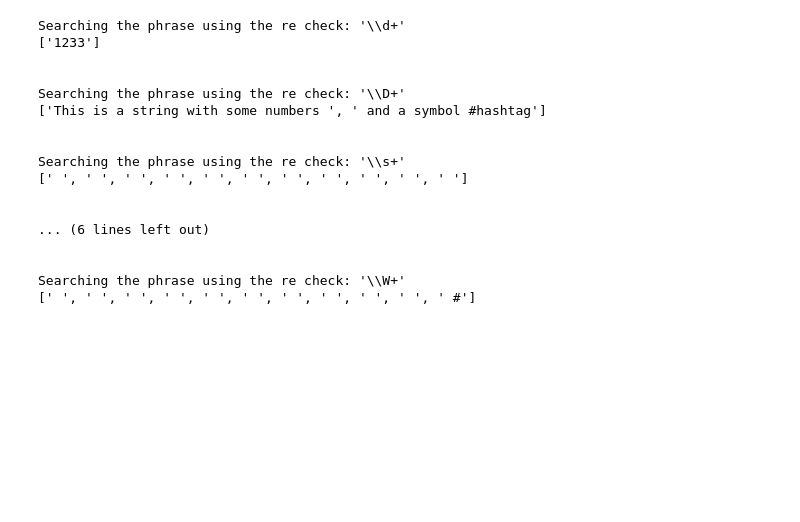
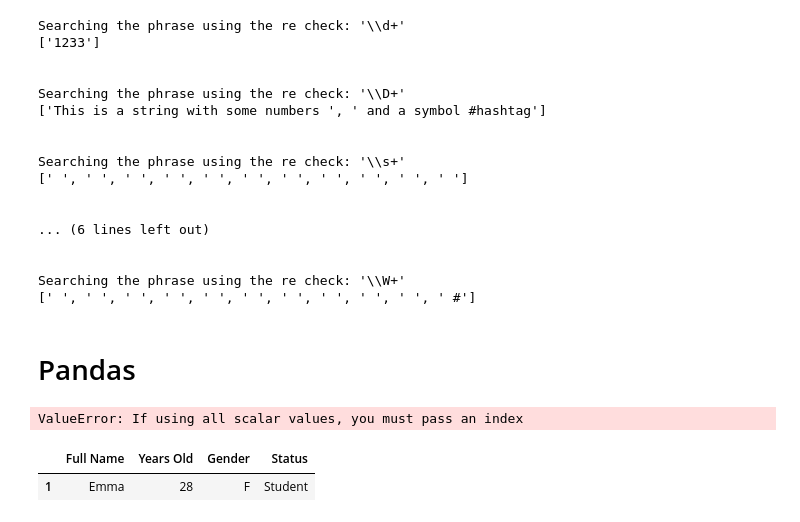
Before and after one commit to vvtrip/Miscellaneous, a Jupyter notebook: misc_python.ipynb, the cells around one changed output. Cells and saved outputs as stored; diff of their text form; code cells hidden in the pictures; blank space fills up the shorter version.

Commit message:
adds a tricky code on dataframe initialization

```diff
--- a/misc_python.ipynb
+++ b/misc_python.ipynb
@@ -1817,3 +1815,5 @@ Searching the phrase using the re check: '\\s+'
 
 Searching the phrase using the re check: '\\W+'
 [' ', ' ', ' ', ' ', ' ', ' ', ' ', ' ', ' ', ' ', ' #']
+# %% [markdown]
+# Pandas
@@ -1819,0 +1822,10 @@ Searching the phrase using the re check: '\\W+'
+# %%
+# following code will give error as values are not list so treated as scalars. index needs to be defined like index=[0]
+pd.DataFrame({'Full Name': 'Emma','Years Old': 28, 'Gender': 'F','Status': 'Student'})
+# %% [output]
+ValueError: If using all scalar values, you must pass an index
+# %%
+pd.DataFrame({'Full Name': 'Emma','Years Old': 28, 'Gender': 'F','Status': 'Student'}, index=[1])
+# %% [output]
+|  | Full Name | Years Old | Gender | Status |
+| 1 | Emma | 28 | F | Student |
```
Also changed, not shown: parts of 2 cells of this notebook.
